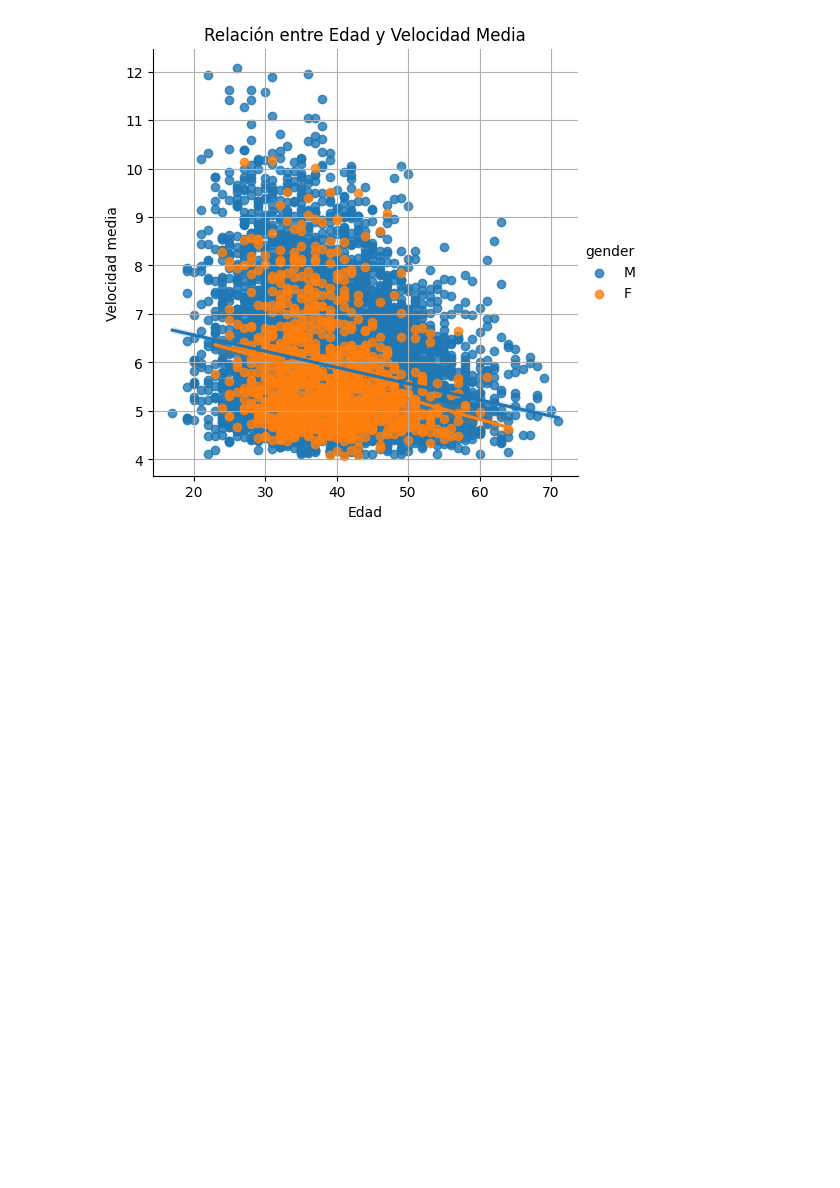
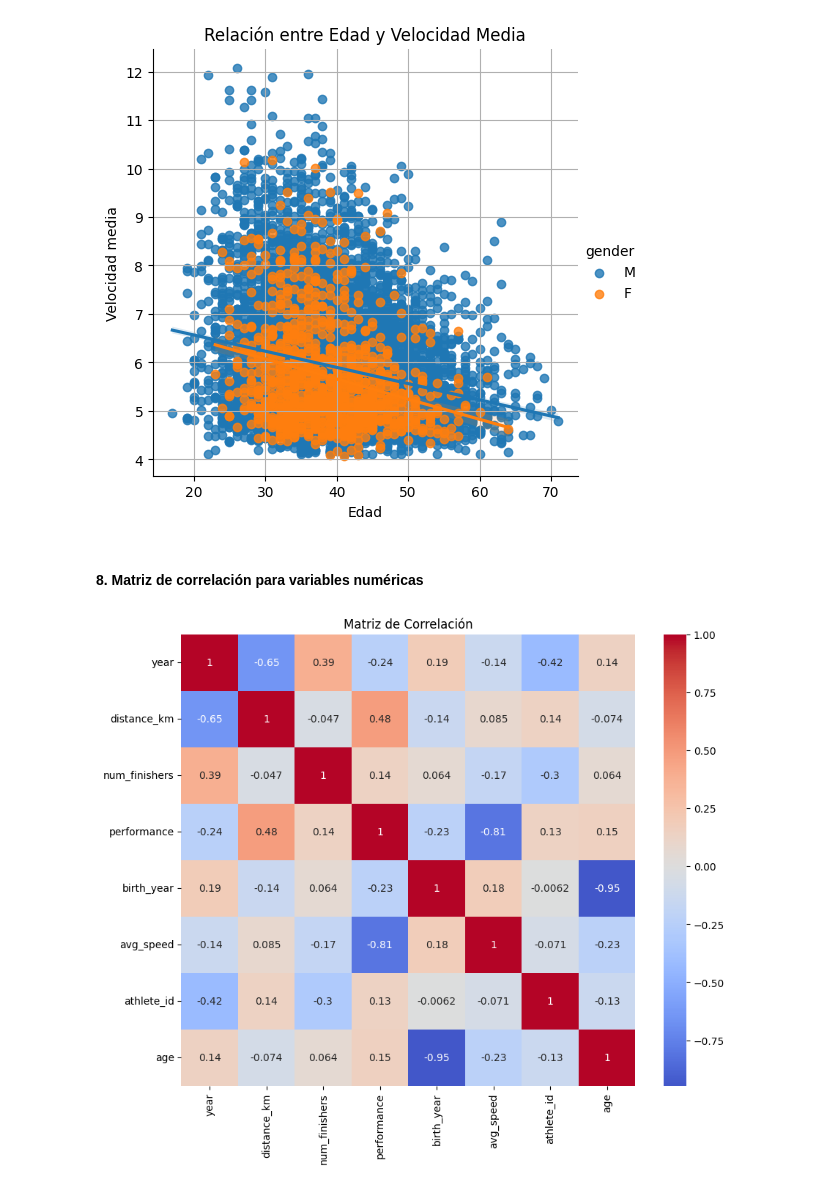
Before and after one commit to andalons/ultra-marathon-EDA, a Jupyter notebook: eda_ultra_marathon.ipynb, the cells around one changed output. Cells and saved outputs as stored; diff of their text form; code cells hidden in the pictures; blank space fills up the shorter version.

```diff
--- a/eda_ultra_marathon.ipynb
+++ b/eda_ultra_marathon.ipynb
@@ -440,3 +442,15 @@ plt.grid(True)
 plt.show()
 # %% [output]
 [figure]
+# %% [markdown]
+#### 8. Matriz de correlación para variables numéricas
+# %%
+num_cols = df_transvulcania.select_dtypes(include=['number']).columns
+
+corr_matrix = df_transvulcania[num_cols].corr()
+plt.figure(figsize=(10, 8))
+sns.heatmap(corr_matrix, annot=True, cmap='coolwarm', center=0)
+plt.title('Matriz de Correlación')
+plt.show()
+# %% [output]
+[figure, added]
```
Also changed, not shown: parts of 9 cells of this notebook.
